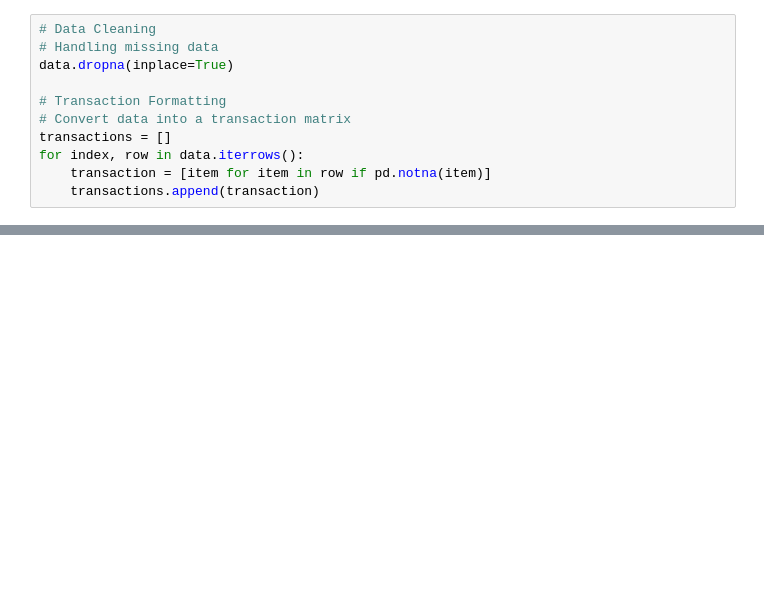
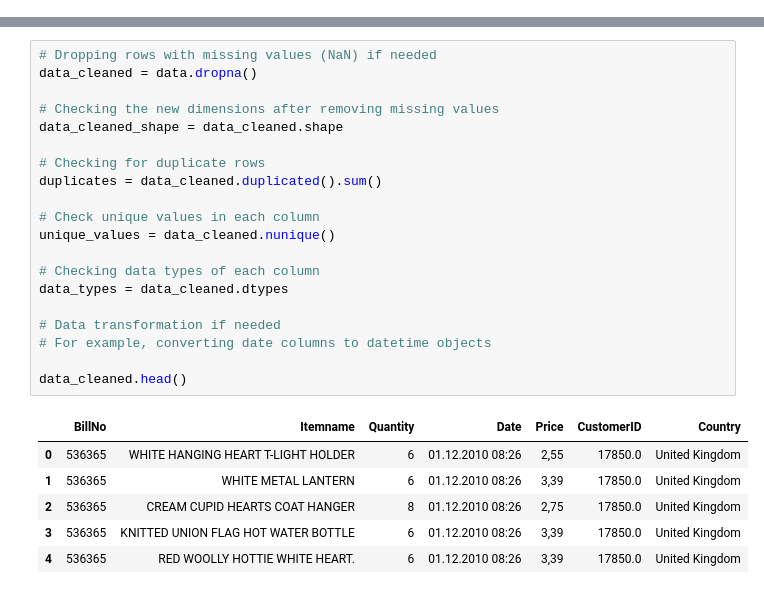
Before and after one commit to karthikeyini07/AI_phase1_IBM, a Jupyter notebook: AI_phase3.ipynb, the cells around one changed output, grey strips where cells are left out. Saved outputs shown, nothing was run; the diff lists cells and outputs as text; blank space fills up the shorter version.

```diff
--- a/AI_phase3.ipynb
+++ b/AI_phase3.ipynb
@@ -46,11 +25,0 @@ In this step, we will perform data preprocessing tasks to ensure the dataset is
-# %%
-# Data Cleaning
-# Handling missing data
-data.dropna(inplace=True)
-
-# Transaction Formatting
-# Convert data into a transaction matrix
-transactions = []
-for index, row in data.iterrows():
-    transaction = [item for item in row if pd.notna(item)]
-    transactions.append(transaction)
@@ -81,0 +80,27 @@ NANDHA COLLEGE OF TECHNOLOGY
+# %%
+# Dropping rows with missing values (NaN) if needed
+data_cleaned = data.dropna()
+
+# Checking the new dimensions after removing missing values
+data_cleaned_shape = data_cleaned.shape
+
+# Checking for duplicate rows
+duplicates = data_cleaned.duplicated().sum()
+
+# Check unique values in each column
+unique_values = data_cleaned.nunique()
+
+# Checking data types of each column
+data_types = data_cleaned.dtypes
+
+# Data transformation if needed
+# For example, converting date columns to datetime objects
+
+data_cleaned.head()
+# %% [output]
+|  | BillNo | Itemname | Quantity | Date | Price | CustomerID | Country |
+| 0 | 536365 | WHITE HANGING HEART T-LIGHT HOLDER | 6 | 01.12.2010 08:26 | 2,55 | 17850.0 | United Kingdom |
+| 1 | 536365 | WHITE METAL LANTERN | 6 | 01.12.2010 08:26 | 3,39 | 17850.0 | United Kingdom |
+| 2 | 536365 | CREAM CUPID HEARTS COAT HANGER | 8 | 01.12.2010 08:26 | 2,75 | 17850.0 | United Kingdom |
+| 3 | 536365 | KNITTED UNION FLAG HOT WATER BOTTLE | 6 | 01.12.2010 08:26 | 3,39 | 17850.0 | United Kingdom |
+| 4 | 536365 | RED WOOLLY HOTTIE WHITE HEART. | 6 | 01.12.2010 08:26 | 3,39 | 17850.0 | United Kingdom |
```
Also changed, not shown: parts of 15 cells of this notebook.
